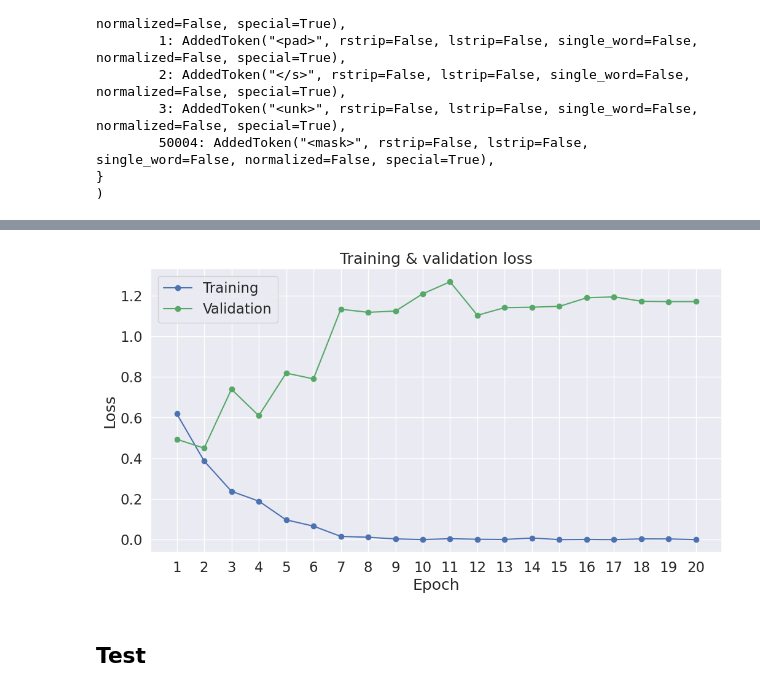
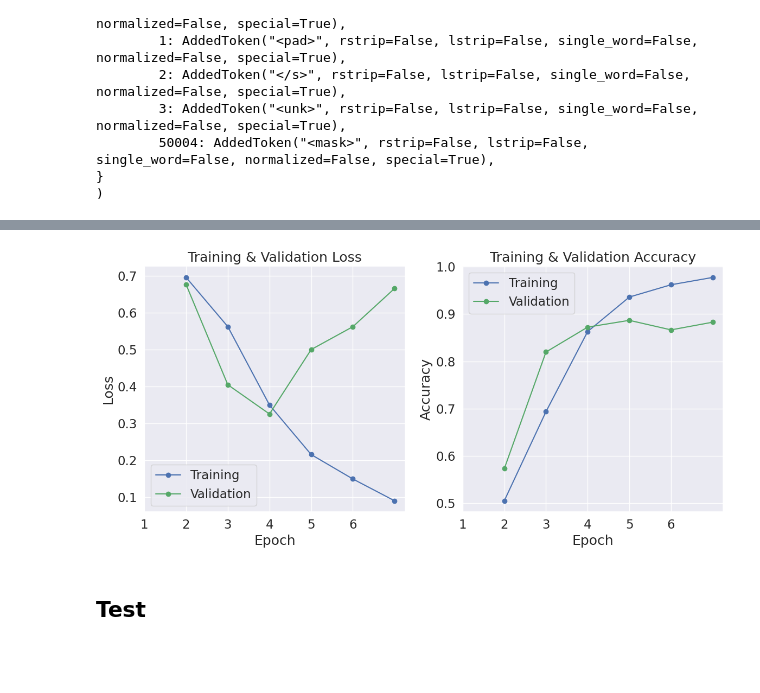
Before and after one commit to SMosegaard/NLP-exam, a Jupyter notebook: finetuning-testing/finetune-models.ipynb, the cells around one changed output, grey strips where cells are left out. Cells and saved outputs as stored; diff of their text form; code cells hidden in the pictures; blank space fills up the shorter version.

```diff
--- a/finetuning-testing/finetune-models.ipynb
+++ b/finetuning-testing/finetune-models.ipynb
@@ -163,7 +268,7 @@ print(f"{val_size:,} validation samples")
 # %%
 # DataLoader
 
-batch_size = 8  # 16, 32, 8
+batch_size = 16  # 8, 16
 
 train_dataloader = DataLoader(train_dataset, batch_size = batch_size, shuffle = True)
 
@@ -176,6 +281,12 @@ model = AutoModelForSequenceClassification.from_pretrained(
     num_labels = 2, # binary, pos/neg
 )
 
+# Adding dropout to the classifier
+model.classifier = nn.Sequential(
+    nn.Dropout(0.5),
+    model.classifier
+)
+
 model.to(device)
 # %% [output]
 Some weights of XLMRobertaForSequenceClassification were not initialized from the model checkpoint at vesteinn/DanskBERT and are newly initialized: ['classifier.dense.bias', 'classifier.dense.weight', ...
@@ -245,16 +340,16 @@ class EarlyStopping:
     patience: Number of epochs to wait before stopping if no improvement.
     delta: Minimum change in the monitored accuracy to qualify as an improvement.
     """
-    def __init__(self, patience = 4, delta = 0.0):
+    def __init__(self, patience = 5, delta = 0.0):
         self.patience = patience
         self.delta = delta
         self.best_score = None
         self.early_stop = False
         self.counter = 0
 
-    def __call__(self, val_accuracy, model):
-        if self.best_score is None or val_accuracy > self.best_score + self.delta:
-            self.best_score = val_accuracy
+    def __call__(self, val_loss):
+        if self.best_score is None or val_loss > self.best_score + self.delta:
+            self.best_score = val_loss
             self.counter = 0
         else:
             self.counter += 1
@@ -264,7 +359,7 @@ class EarlyStopping:
 # Training loop
 
 # Initialize the early stopping class
-early_stopping = EarlyStopping(patience = 4, delta = 0.001)
+early_stopping = EarlyStopping(patience = 5, delta = 0.001)
 
 training_stats = []
 
@@ -377,7 +472,7 @@ for epoch_i in range(epochs):
     })
 
     # Early stopping check
-    early_stopping(avg_val_accuracy)
+    early_stopping(avg_val_loss)
     if early_stopping.early_stop:
         print("Early stopping!")
         break
@@ -412,56 +553,36 @@ print(df_stats)
 # %%
 # Plot training and validation loss and accuracy
 
 sns.set(style = 'darkgrid')
 sns.set(font_scale = 1.5)
 plt.rcParams["figure.figsize"] = (12, 6)
 
 fig, axes = plt.subplots(1, 2)
 
 # loss
 axes[0].plot(df_stats['Training loss'], 'b-o', label = "Training")
 axes[0].plot(df_stats['Validation loss'], 'g-o', label = "Validation")
 axes[0].set_title("Training & Validation Loss")
 axes[0].set_xlabel("Epoch")
 axes[0].set_ylabel("Loss")
 axes[0].legend()
-axes[0].set_xticks(range(1, epochs + 1))
-#axes[0].set_xticks(range(len(df_stats['Training loss'])))
-#axes[0].set_xticklabels(range(1, len(df_stats['Training loss']) + 1))
+axes[0].set_xticks(range(len(df_stats['Training loss'])))
+axes[0].set_xticklabels(range(1, len(df_stats['Training loss']) + 1))
 
 # acc
 axes[1].plot(df_stats['Training accuracy'], 'b-o', label = "Training")
 axes[1].plot(df_stats['Validation accuracy'], 'g-o', label = "Validation")
 axes[1].set_title("Training & Validation Accuracy")
 axes[1].set_xlabel("Epoch")
 axes[1].set_ylabel("Accuracy")
 axes[1].legend()
-axes[1].set_xticks(range(1, epochs + 1))
-#axes[1].set_xticks(range(len(df_stats['Training accuracy'])))
-#axes[1].set_xticklabels(range(1, len(df_stats['Training accuracy']) + 1))
+axes[1].set_xticks(range(len(df_stats['Training accuracy'])))
+axes[1].set_xticklabels(range(1, len(df_stats['Training accuracy']) + 1))
 
 plt.tight_layout()
 plt.show()
-
-#plt.plot(df_stats['Training loss'], 'b-o', label = "Training")
-#plt.plot(df_stats['Validation loss'], 'g-o', label = "Validation")
-#plt.title("Training & validation loss")
-#plt.xlabel("Epoch")
-#plt.ylabel("Loss")
-#plt.legend()
-#plt.xticks(range(1, epochs + 1))
-#plt.show()
-
-#plt.plot(df_stats['Training accuracy'], 'b-o', label = "Training")
-#plt.plot(df_stats['Validation accuracy'], 'g-o', label = "Validation")
-#plt.title("Training & validation accuracy")
-#plt.xlabel("Epoch")
-#plt.ylabel("Loss")
-#plt.legend()
-#plt.xticks(range(1, epochs + 1))
-#plt.show()
 # %% [output]
-[figure, old version]
+[figure, new version]
 # %% [markdown]
 ## Test
 # %%
```
Also changed, not shown: parts of 14 cells of this notebook.
